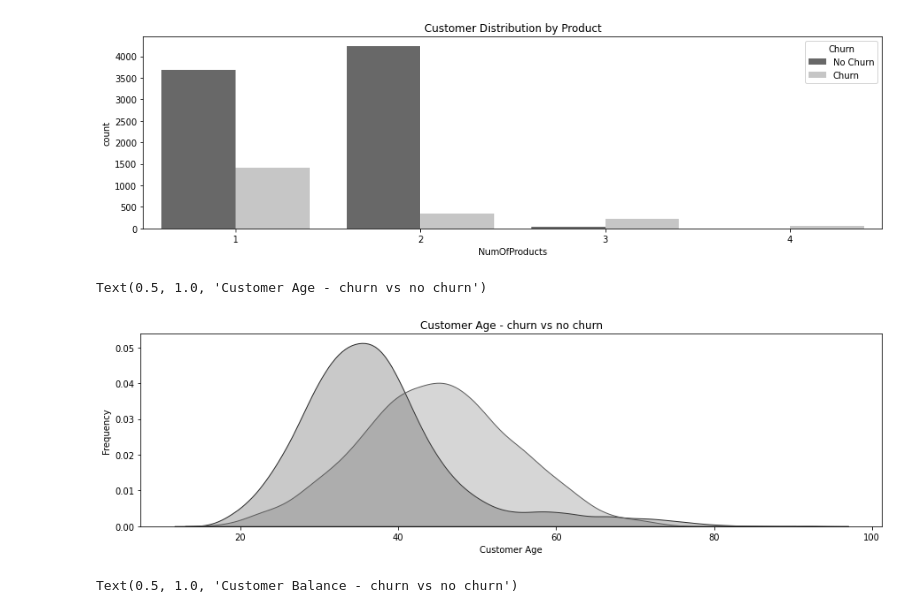
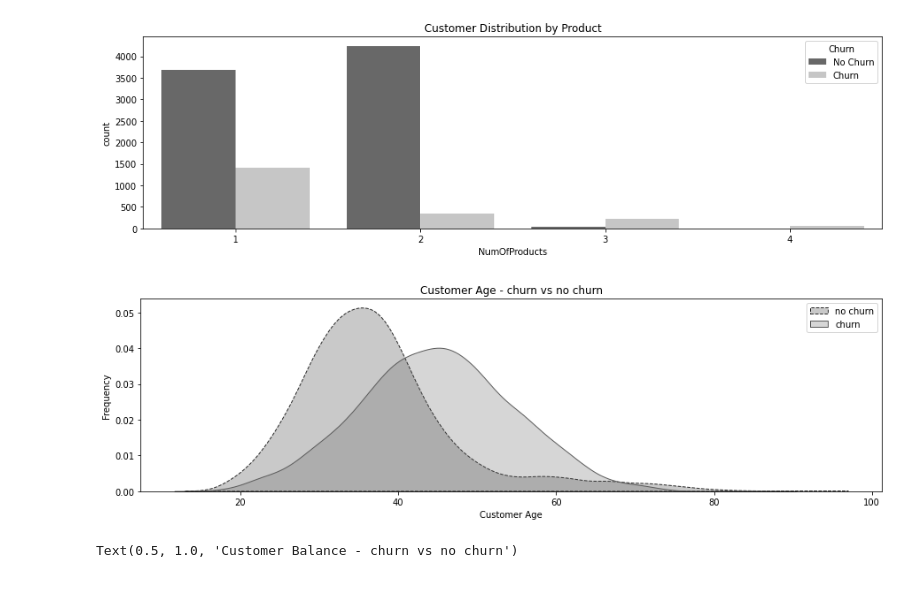
Before and after one commit to PacktPublishing/Data-Science-for-Marketing-Analytics-Second-Edition, a Jupyter notebook: Chapter07/Exercise7.07/Exercise7.07.ipynb, the cells around one changed output. Saved outputs shown, nothing was run; the diff lists cells and outputs as text; code cells hidden in the pictures.

```diff
--- a/Chapter07/Exercise7.07/Exercise7.07.ipynb
+++ b/Chapter07/Exercise7.07/Exercise7.07.ipynb
@@ -355,16 +355,17 @@ Text(0.5, 1.0, 'Customer Distribution by Product')
 # %%
 plt.figure(figsize=(15,4))
 ax=sns.kdeplot(data.loc[(data['Churn'] == 0),'Age'] , \
                color=sns.color_palette("Greys_r")[0],\
-               shade=True,label='no churn')
+               shade=True,label='no churn',
+              linestyle='--')
 ax=sns.kdeplot(data.loc[(data['Churn'] == 1),'Age'] , \
                color=sns.color_palette("Greys_r")[1],\
                shade=True, label='churn')
 ax.set(xlabel='Customer Age', ylabel='Frequency')
 plt.title('Customer Age - churn vs no churn')
+plt.legend()
 # %% [output]
-Text(0.5, 1.0, 'Customer Age - churn vs no churn')
-[figure, old version]
+[figure, new version]
 # %%
 plt.figure(figsize=(15,4))
 ax=sns.kdeplot(data.loc[(data['Churn'] == 0),'Balance'] , \
```
Also changed, not shown: parts of 1 cell of this notebook.
